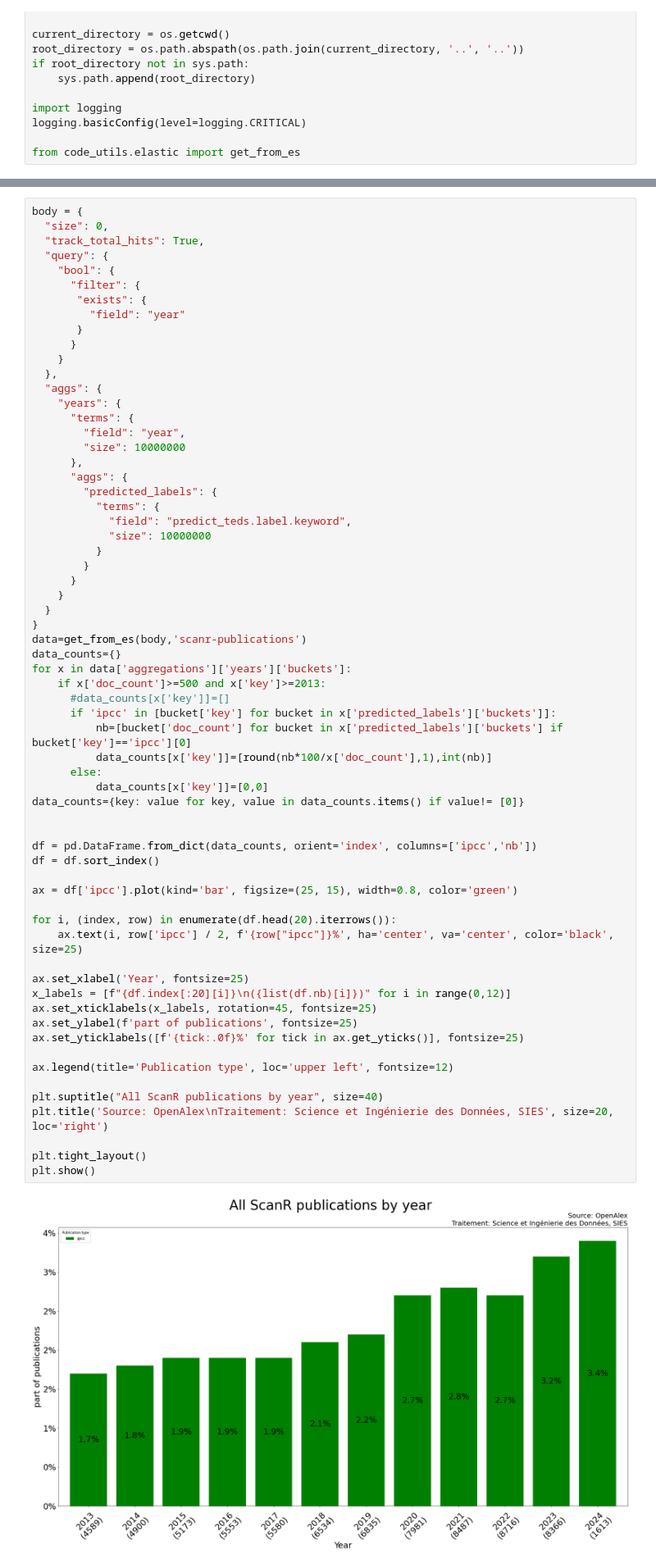
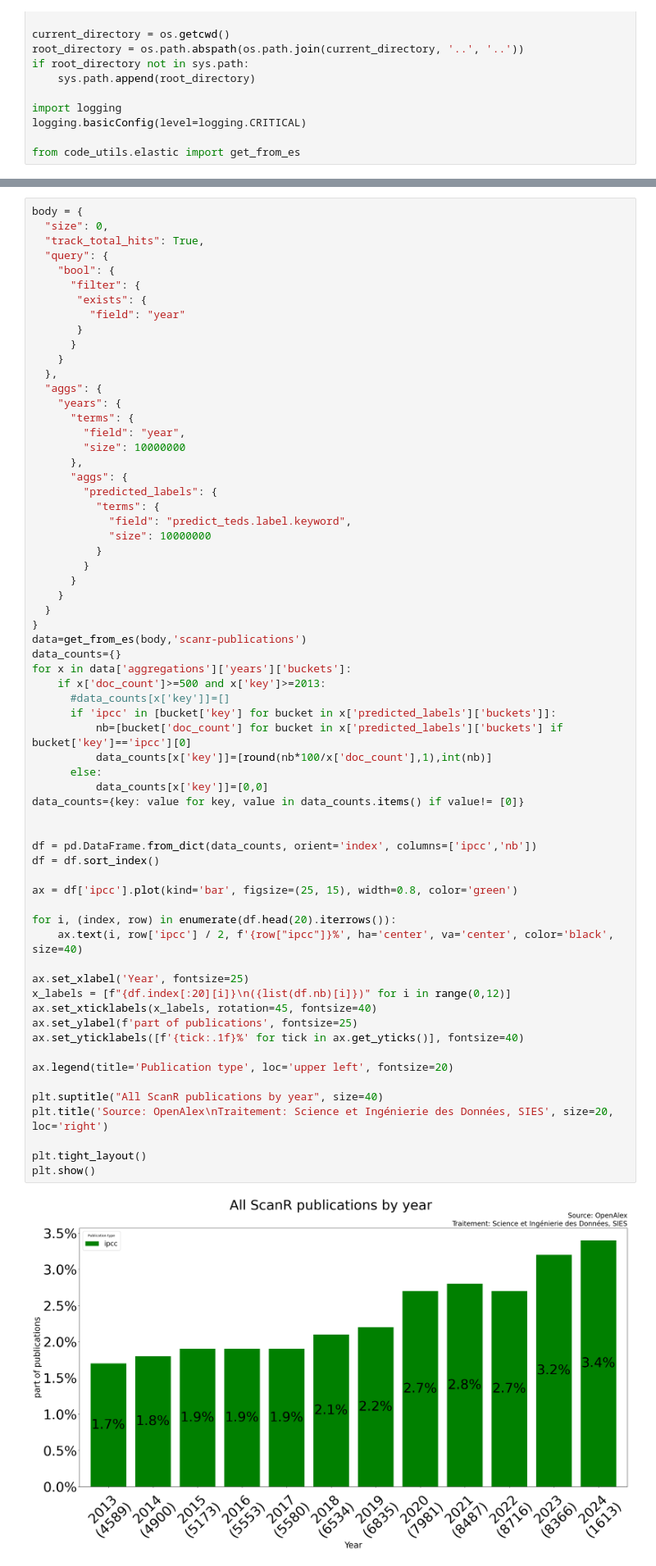
Before and after one commit to dataesr/teds, a Jupyter notebook: notebooks/ipcc_model/IPCC_model_on_scanR_publications.ipynb, the cells around one changed output, grey strips where cells are left out. Shown at 82% size. Drawn from its saved outputs; the diff is of its cells as text.

```diff
--- a/notebooks/ipcc_model/IPCC_model_on_scanR_publications.ipynb
+++ b/notebooks/ipcc_model/IPCC_model_on_scanR_publications.ipynb
@@ -50,35 +84,35 @@ data=get_from_es(body,'scanr-publications')
 data_counts={}
 for x in data['aggregations']['years']['buckets']:
     if x['doc_count']>=500 and x['key']>=2013:
       #data_counts[x['key']]=[]
       if 'ipcc' in [bucket['key'] for bucket in x['predicted_labels']['buckets']]:
           nb=[bucket['doc_count'] for bucket in x['predicted_labels']['buckets'] if bucket['key']=='ipcc'][0]
           data_counts[x['key']]=[round(nb*100/x['doc_count'],1),int(nb)]
       else:
           data_counts[x['key']]=[0,0]
 data_counts={key: value for key, value in data_counts.items() if value!= [0]}
 
 
 df = pd.DataFrame.from_dict(data_counts, orient='index', columns=['ipcc','nb'])
 df = df.sort_index()
 
 ax = df['ipcc'].plot(kind='bar', figsize=(25, 15), width=0.8, color='green')
 
 for i, (index, row) in enumerate(df.head(20).iterrows()):
-    ax.text(i, row['ipcc'] / 2, f'{row["ipcc"]}%', ha='center', va='center', color='black', size=25)
+    ax.text(i, row['ipcc'] / 2, f'{row["ipcc"]}%', ha='center', va='center', color='black', size=40)
 
 ax.set_xlabel('Year', fontsize=25)
 x_labels = [f"{df.index[:20][i]}\n({list(df.nb)[i]})" for i in range(0,12)]
-ax.set_xticklabels(x_labels, rotation=45, fontsize=25)
+ax.set_xticklabels(x_labels, rotation=45, fontsize=40)
 ax.set_ylabel(f'part of publications', fontsize=25)
-ax.set_yticklabels([f'{tick:.0f}%' for tick in ax.get_yticks()], fontsize=25)
+ax.set_yticklabels([f'{tick:.1f}%' for tick in ax.get_yticks()], fontsize=40)
 
-ax.legend(title='Publication type', loc='upper left', fontsize=12)
+ax.legend(title='Publication type', loc='upper left', fontsize=20)
 
 plt.suptitle("All ScanR publications by year", size=40)
 plt.title('Source: OpenAlex\nTraitement: Science et Ingénierie des Données, SIES', size=20, loc='right')
 
 plt.tight_layout()
 plt.show()
 # %% [output]
-[figure, old version]
+[figure, new version]
```
Also changed, not shown: parts of 4 cells of this notebook, 3 other files.
